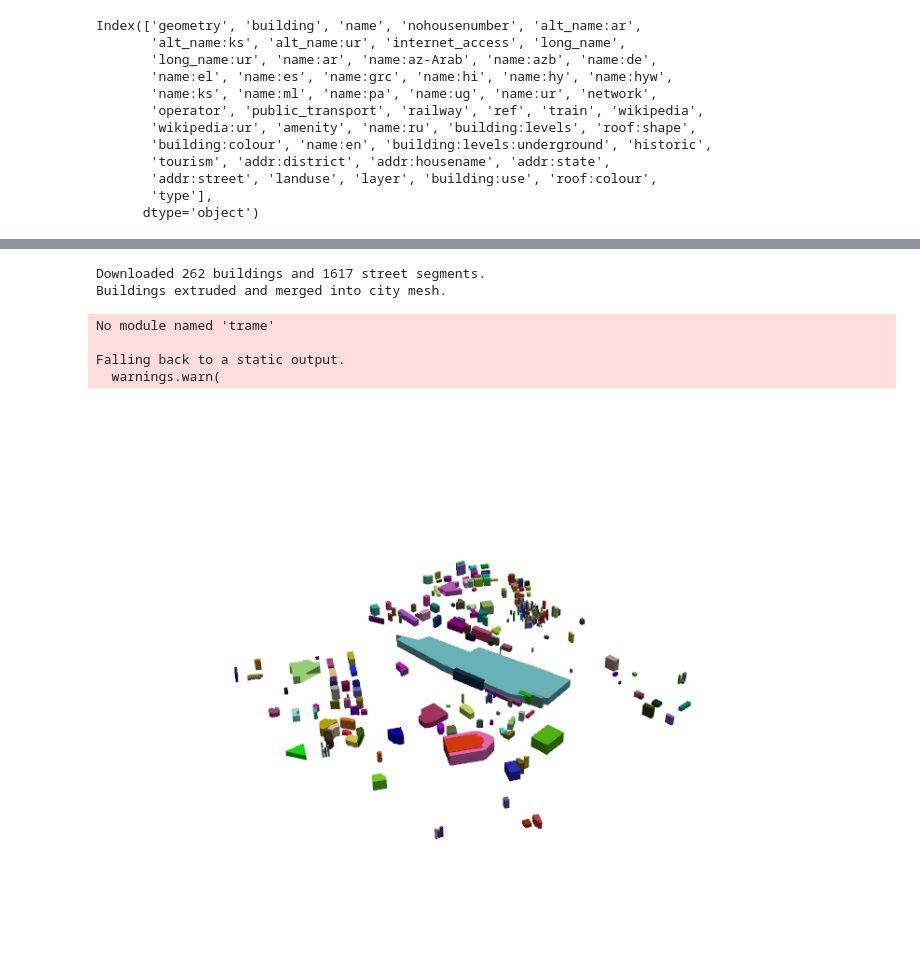
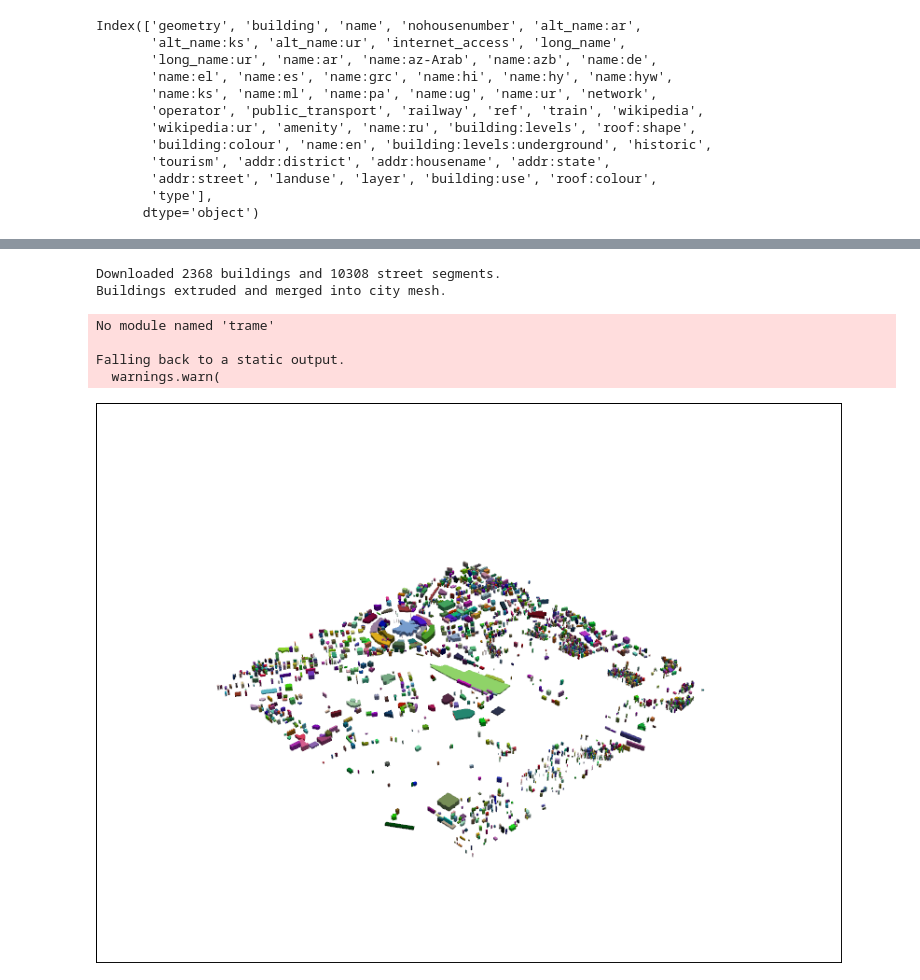
Before and after one commit to devyani-gauri/delhi-aqi-world-model, a Jupyter notebook: notebooks/data.ipynb, the cells around one changed output, grey strips where cells are left out. Saved outputs shown, nothing was run; the diff lists cells and outputs as text; code cells hidden in the pictures.

```diff
--- a/notebooks/data.ipynb
+++ b/notebooks/data.ipynb
@@ -172,21 +172,21 @@ def extrude_buildings(footprints):
 # %%
 # 3d visualization of the city mesh
 
 location = "New Delhi, India"
-radius = 700
+radius = 1500
 
 buildings, streets = extract_osm_data(location, radius)
 footprints = generate_footprints(buildings)
 city_mesh, instances_building = extrude_buildings(footprints)
 
-p1 = pv.Plotter(border = False)
+p1 = pv.Plotter(border = True)
 p1.add_mesh(city_mesh, scalars = 'color', rgb = True, show_edges = False)
 p1.show(title = "3D City Model of New Delhi", window_size = [800, 600])
 # %% [output]
-Downloaded 262 buildings and 1617 street segments.
+Downloaded 2368 buildings and 10308 street segments.
 Buildings extruded and merged into city mesh.
 No module named 'trame'
 
 Falling back to a static output.
   warnings.warn(
-[figure, old version]
+[figure, new version]
```
Also changed, not shown: parts of 4 cells of this notebook.
